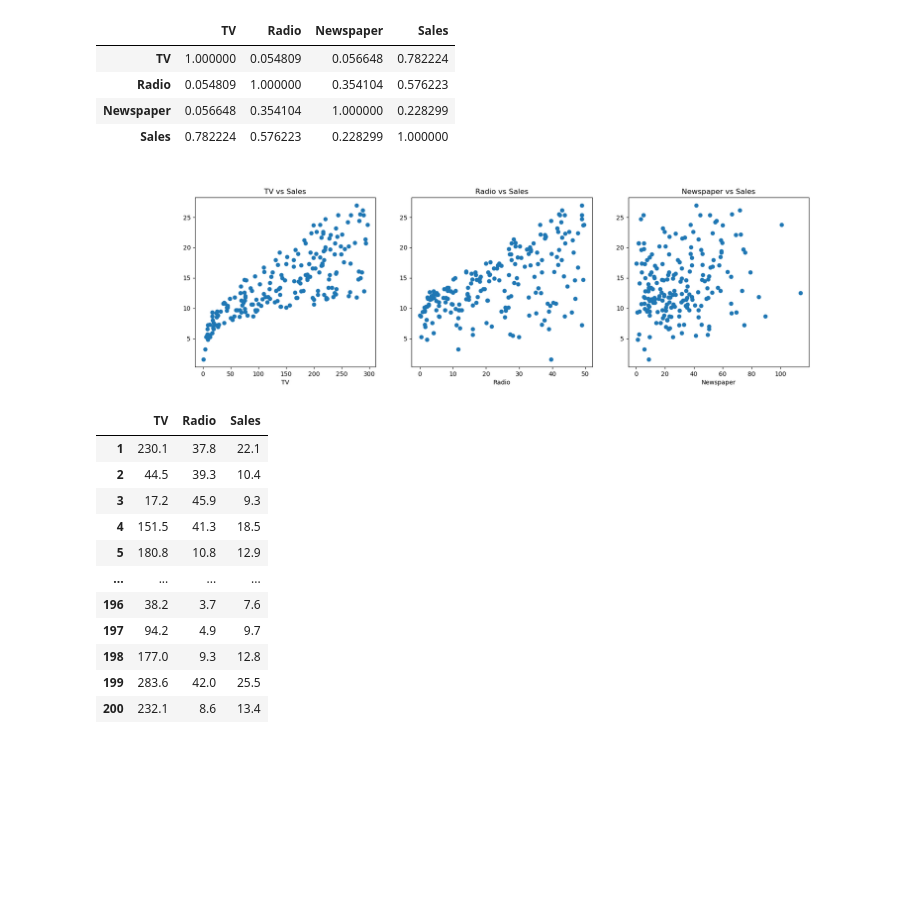
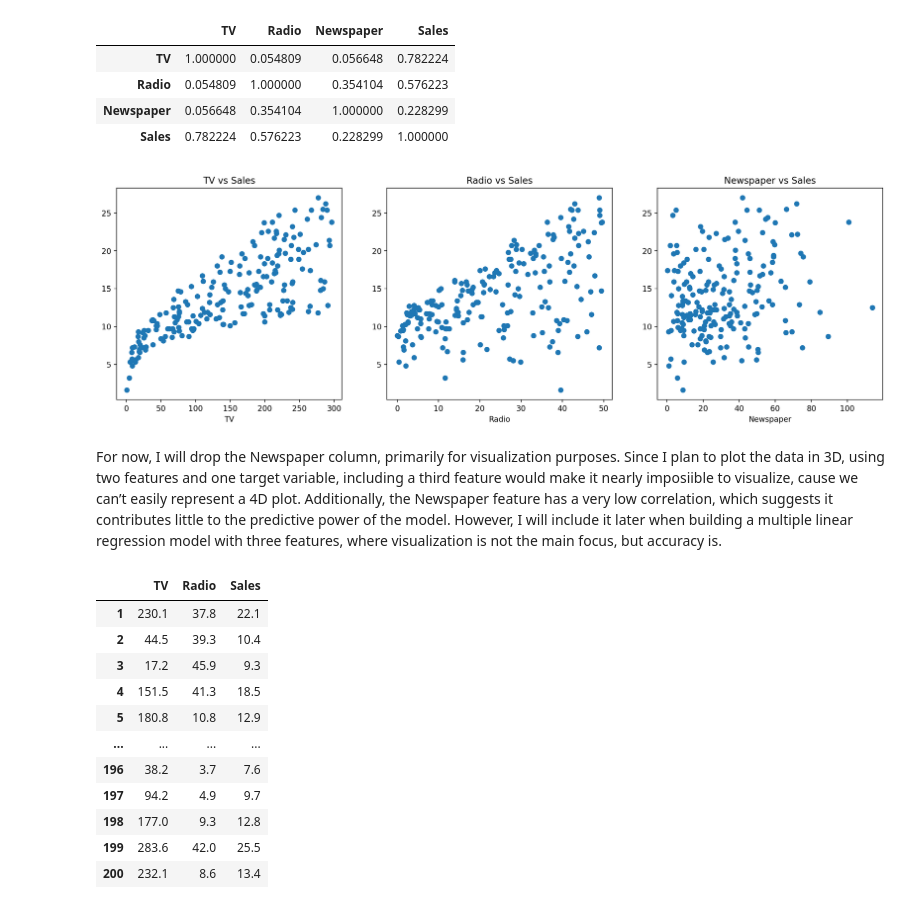
Before and after one commit to konansul/ml-projects, a Jupyter notebook: 3. Multiple Linear Regression.ipynb, the cells around one changed output. Drawn from its saved outputs; the diff is of its cells as text; code cells hidden in the pictures; blank space fills up the shorter version.

```diff
--- a/3. Multiple Linear Regression.ipynb
+++ b/3. Multiple Linear Regression.ipynb
@@ -17,4 +18,4 @@ from mpl_toolkits.mplot3d import Axes3D
 %config InlineBackend.figure_format = 'retina'
 # %%
-data = pd.read_csv('/Users/konansul/Downloads/Advertising.csv', index_col = 0)
+data_full = pd.read_csv('/Users/konansul/Downloads/Advertising.csv', index_col = 0)
 # %%
@@ -41,16 +90,18 @@ data.corr()
 | Radio | 0.054809 | 1.000000 | 0.354104 | 0.576223 |
 | Newspaper | 0.056648 | 0.354104 | 1.000000 | 0.228299 |
 | Sales | 0.782224 | 0.576223 | 0.228299 | 1.000000 |
-# %%
-features = ['TV', 'Radio', 'Newspaper']
-plt.figure(figsize=(18, 5))
-
-for i, feature in enumerate(features):
-    plt.subplot(1, 3, i + 1)
-    plt.scatter(data[feature], data['Sales'])
-    plt.xlabel(feature)
-    plt.title(f'{feature} vs Sales')
-plt.show()
-# %% [output]
-[figure, removed]
+# %%
+features = ['TV', 'Radio', 'Newspaper']
+plt.figure(figsize=(18, 5))
+
+for i, feature in enumerate(features):
+    plt.subplot(1, 3, i + 1)
+    plt.scatter(data_full[feature], data_full['Sales'])
+    plt.xlabel(feature)
+    plt.title(f'{feature} vs Sales')
+plt.show()
+# %% [output]
+[figure, added]
+# %% [markdown]
+For now, I will drop the Newspaper column, primarily for visualization purposes. Since I plan to plot the data in 3D, using two features and one target variable, including a third feature would make it nearly imposiible to visualize, cause we can’t easily represent a 4D plot. Additionally, the Newspaper feature has a very low correlation, which suggests it contributes little to the predictive power of the model. However, I will include it later when building a multiple linear regression model with three features, where visualization is not the main focus, but accuracy is.
 # %%
```
Also changed, not shown: parts of 42 cells of this notebook.
